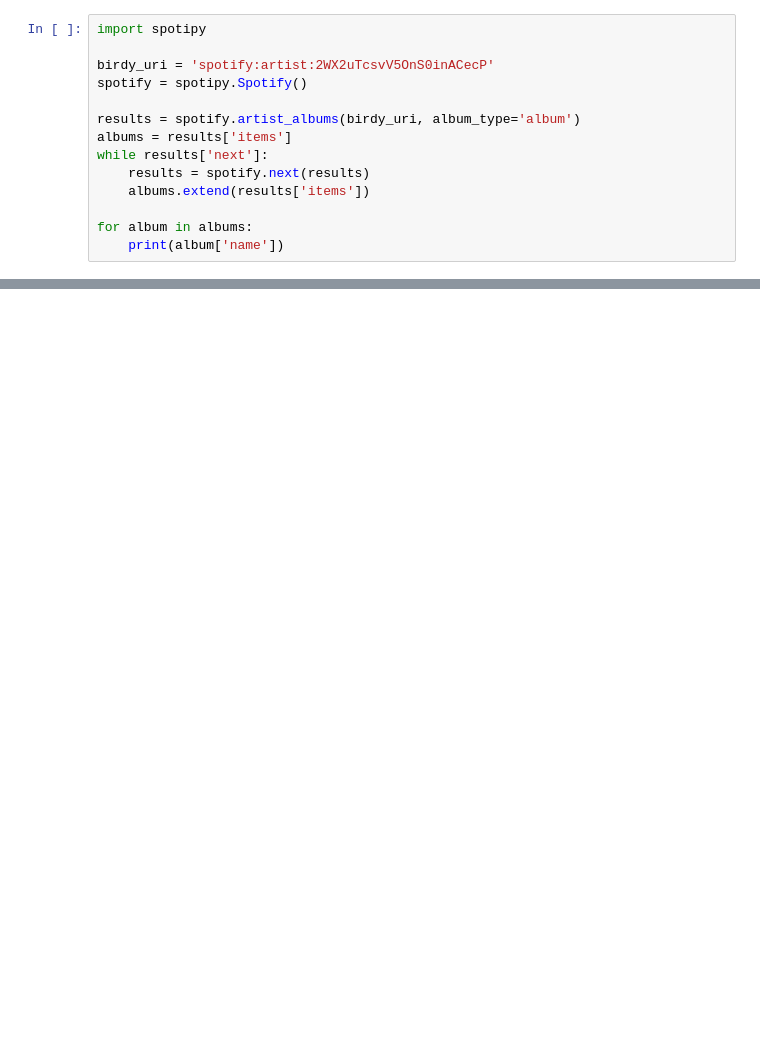
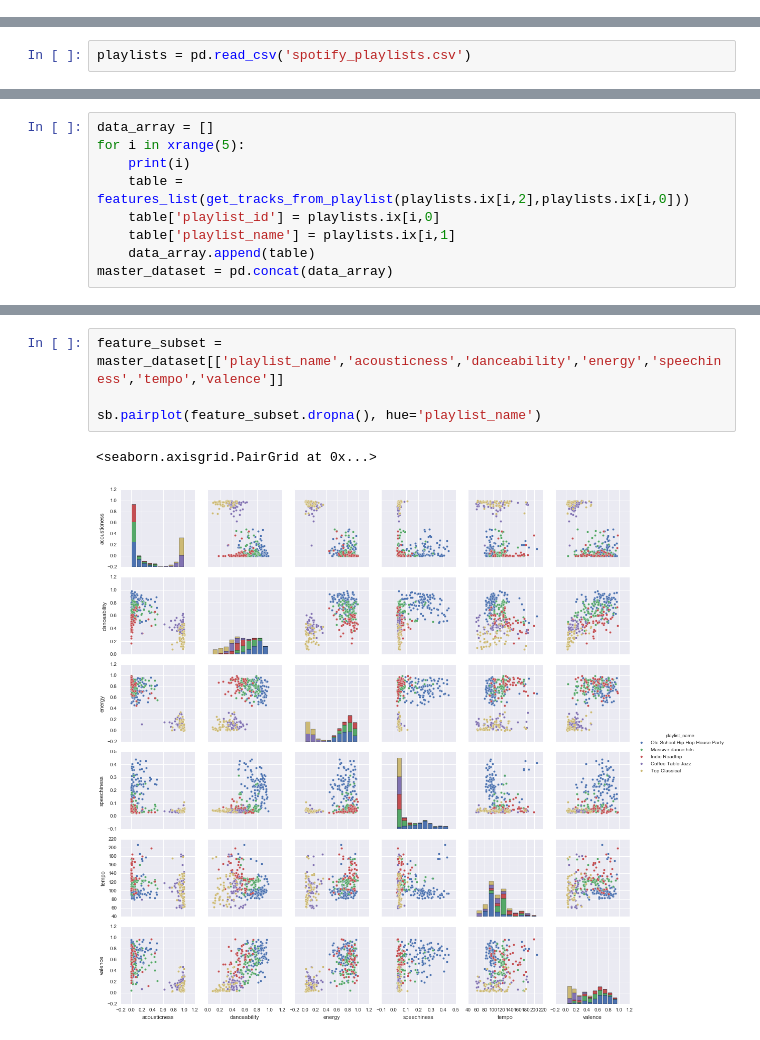
Before and after one commit to tomsyouruncle/dj_suggest_prototype, a Jupyter notebook: API_connect.ipynb, the cells around one changed output, grey strips where cells are left out. Cells and saved outputs as stored; diff of their text form; blank space fills up the shorter version.

Commit message:
Use Spotipy to do preliminary analysis of feature predictability

```diff
--- a/API_connect.ipynb
+++ b/API_connect.ipynb
@@ -4,14 +0,0 @@ import spotipy
-# %%
-import spotipy
-
-birdy_uri = 'spotify:artist:2WX2uTcsvV5OnS0inACecP'
-spotify = spotipy.Spotify()
-
-results = spotify.artist_albums(birdy_uri, album_type='album')
-albums = results['items']
-while results['next']:
-    results = spotify.next(results)
-    albums.extend(results['items'])
-
-for album in albums:
-    print(album['name'])
@@ -250,0 +136,2 @@ playlist_contents = {
+# %%
+playlists = pd.read_csv('spotify_playlists.csv')
@@ -250,0 +147,9 @@ playlist_contents = {
+# %%
+data_array = []
+for i in xrange(5):
+    print(i)
+    table = features_list(get_tracks_from_playlist(playlists.ix[i,2],playlists.ix[i,0]))
+    table['playlist_id'] = playlists.ix[i,0]
+    table['playlist_name'] = playlists.ix[i,1]
+    data_array.append(table)
+master_dataset = pd.concat(data_array)
@@ -250,0 +173,7 @@ playlist_contents = {
+# %%
+feature_subset = master_dataset[['playlist_name','acousticness','danceability','energy','speechiness','tempo','valence']]
+
+sb.pairplot(feature_subset.dropna(), hue='playlist_name')
+# %% [output]
+<seaborn.axisgrid.PairGrid at 0x...>
+[figure, added]
```
Also changed, not shown: parts of 13 cells of this notebook, 3 other files.
